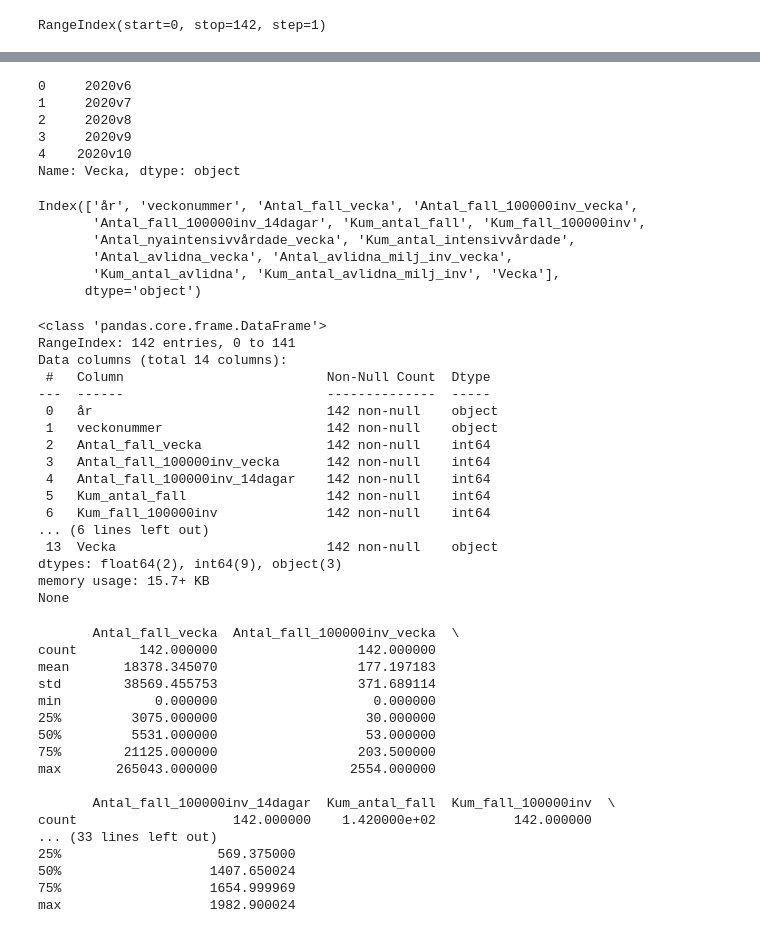
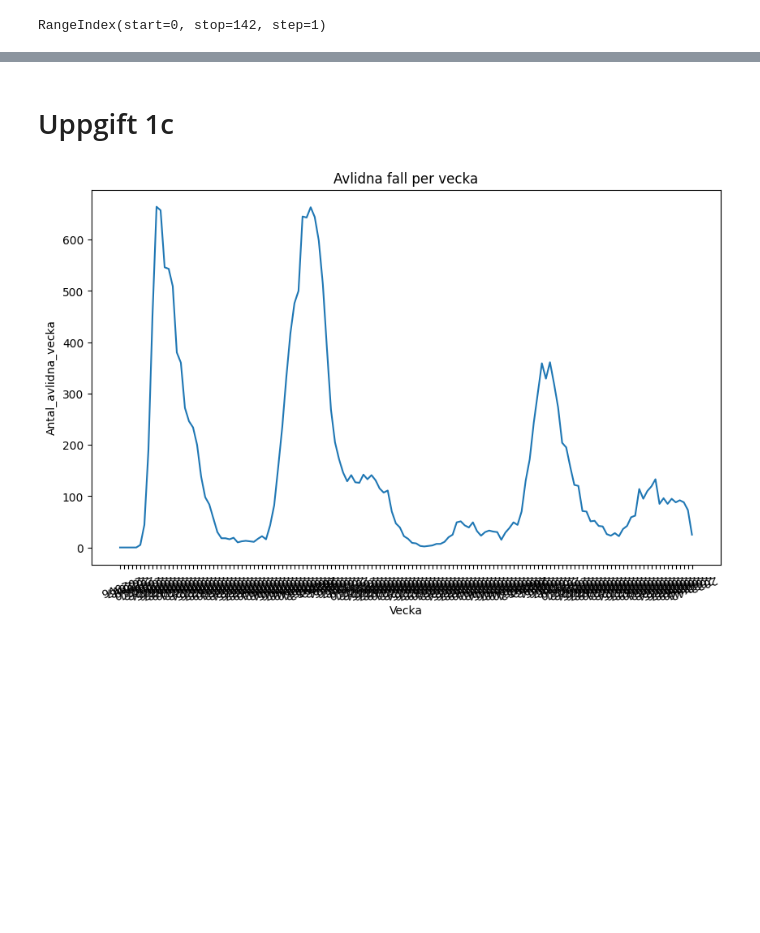
Before and after one commit to logisticuz/Databehandling-Viktor-Molina, a Jupyter notebook: Lab/lab_databehandling.ipynb, the cells around one changed output, grey strips where cells are left out. Saved outputs shown, nothing was run; the diff lists cells and outputs as text; code cells hidden in the pictures; blank space fills up the shorter version.

Commit message:
lab uppgift 1 klar, skapat uppgift 2, nya filer

```diff
--- a/Lab/lab_databehandling.ipynb
+++ b/Lab/lab_databehandling.ipynb
@@ -120,58 +216,10 @@ print(covid_data.head())
-# %%
-print(covid_data['Vecka'].head())
-# %% [output]
-0     2020v6
-1     2020v7
-2     2020v8
-3     2020v9
-4    2020v10
-Name: Vecka, dtype: object
-# %%
-print(covid_data.columns)
-# %% [output]
-Index(['år', 'veckonummer', 'Antal_fall_vecka', 'Antal_fall_100000inv_vecka',
-       'Antal_fall_100000inv_14dagar', 'Kum_antal_fall', 'Kum_fall_100000inv',
-       'Antal_nyaintensivvårdade_vecka', 'Kum_antal_intensivvårdade',
-       'Antal_avlidna_vecka', 'Antal_avlidna_milj_inv_vecka',
-       'Kum_antal_avlidna', 'Kum_antal_avlidna_milj_inv', 'Vecka'],
-      dtype='object')
-# %%
-print(covid_data.info())
-# %% [output]
-<class 'pandas.core.frame.DataFrame'>
-RangeIndex: 142 entries, 0 to 141
-Data columns (total 14 columns):
- #   Column                          Non-Null Count  Dtype
----  ------                          --------------  -----
- 0   år                              142 non-null    object
- 1   veckonummer                     142 non-null    object
- 2   Antal_fall_vecka                142 non-null    int64
- 3   Antal_fall_100000inv_vecka      142 non-null    int64
- 4   Antal_fall_100000inv_14dagar    142 non-null    int64
- 5   Kum_antal_fall                  142 non-null    int64
- 6   Kum_fall_100000inv              142 non-null    int64
-... (6 lines left out)
- 13  Vecka                           142 non-null    object
-dtypes: float64(2), int64(9), object(3)
-memory usage: 15.7+ KB
-None
-# %%
-print(covid_data.describe())
-# %% [output]
-       Antal_fall_vecka  Antal_fall_100000inv_vecka  \
-count        142.000000                  142.000000
-mean       18378.345070                  177.197183
-std        38569.455753                  371.689114
-min            0.000000                    0.000000
-25%         3075.000000                   30.000000
-50%         5531.000000                   53.000000
-75%        21125.000000                  203.500000
-max       265043.000000                 2554.000000
-
-       Antal_fall_100000inv_14dagar  Kum_antal_fall  Kum_fall_100000inv  \
-count                    142.000000    1.420000e+02          142.000000
-... (33 lines left out)
-25%                    569.375000
-50%                   1407.650024
-75%                   1654.999969
-max                   1982.900024
+# %% [markdown]
+# Uppgift 1c
+# %%
+plt.figure(figsize=(10,6))
+sns.lineplot(data=covid_data, x='Vecka', y='Antal_avlidna_vecka')
+plt.xticks(rotation=200)
+plt.title("Avlidna fall per vecka")
+plt.show()
+# %% [output]
+[figure, added]
```
Also changed, not shown: parts of 23 cells of this notebook, 4 other files.
